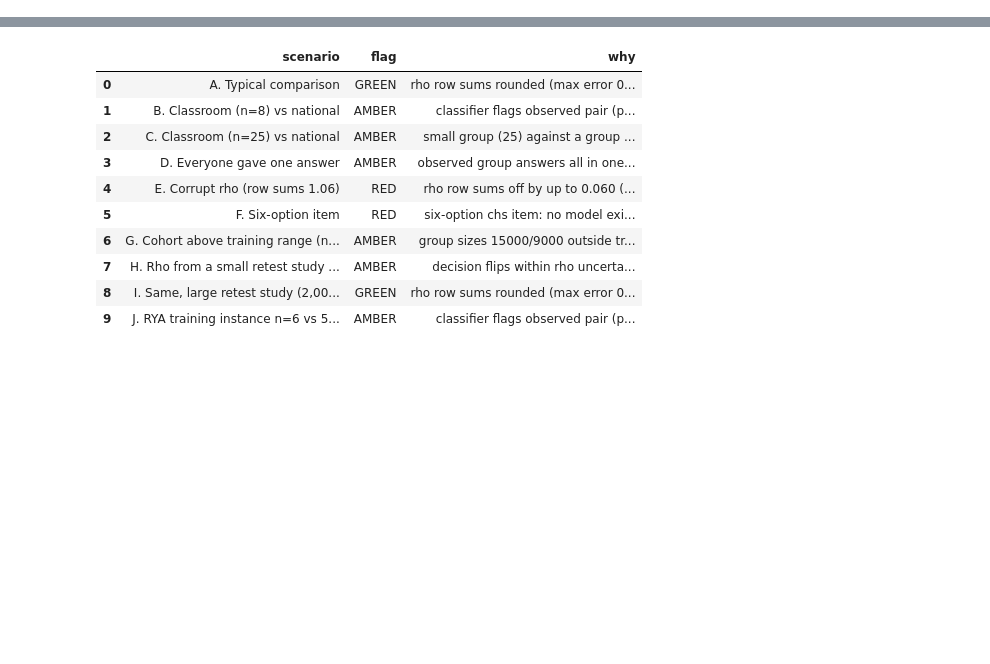
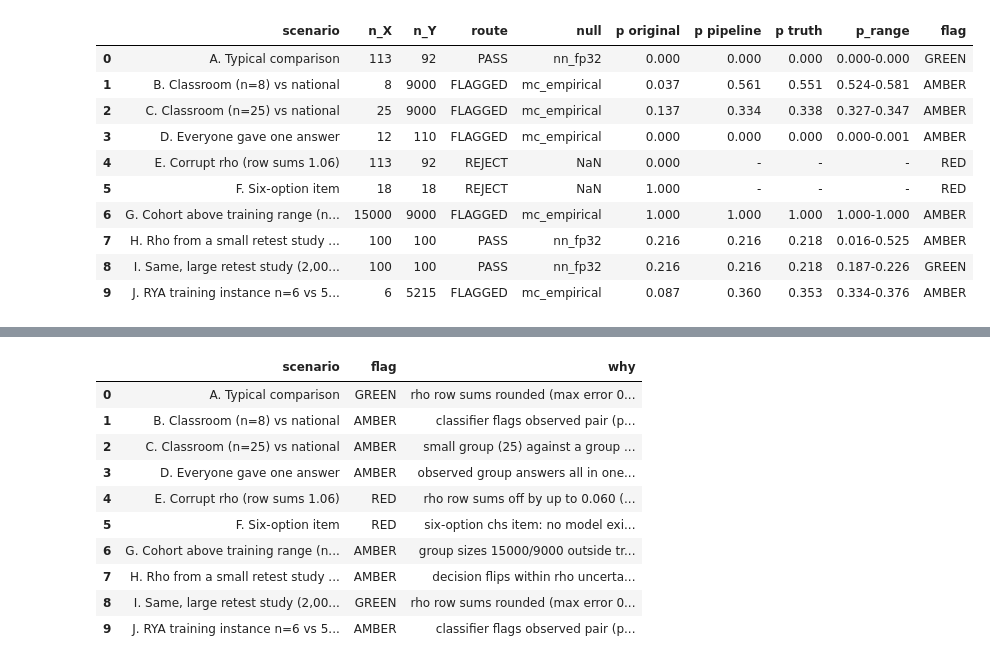
Before and after one commit to pratikd2124/Capstone-project-PG-S2-32, a Jupyter notebook: pipeline_walkthrough.ipynb, the cells around one changed output, grey strips where cells are left out. Cells and saved outputs as stored; diff of their text form; code cells hidden in the pictures; blank space fills up the shorter version.

```diff
--- a/pipeline_walkthrough.ipynb
+++ b/pipeline_walkthrough.ipynb
@@ -273,0 +229,16 @@ Why each case was flagged:
+# %%
+from scrp_toolkit.pipeline.demo import run_demo, readable
+demo = run_demo(ROOT, EPSILON)
+readable(demo).rename(columns={"p_direct": "p original", "p_robust": "p pipeline", "p_truth": "p truth"})
+# %% [output]
+|  | scenario | n_X | n_Y | route | null | p original | p pipeline | p truth | p_range | flag |
+| 0 | A. Typical comparison | 113 | 92 | PASS | nn_fp32 | 0.000 | 0.000 | 0.000 | 0.000-0.000 | GREEN |
+| 1 | B. Classroom (n=8) vs national | 8 | 9000 | FLAGGED | mc_empirical | 0.037 | 0.561 | 0.551 | 0.524-0.581 | AMBER |
+| 2 | C. Classroom (n=25) vs national | 25 | 9000 | FLAGGED | mc_empirical | 0.137 | 0.334 | 0.338 | 0.327-0.347 | AMBER |
+| 3 | D. Everyone gave one answer | 12 | 110 | FLAGGED | mc_empirical | 0.000 | 0.000 | 0.000 | 0.000-0.001 | AMBER |
+| 4 | E. Corrupt rho (row sums 1.06) | 113 | 92 | REJECT | NaN | 0.000 | - | - | - | RED |
+| 5 | F. Six-option item | 18 | 18 | REJECT | NaN | 1.000 | - | - | - | RED |
+| 6 | G. Cohort above training range (n... | 15000 | 9000 | FLAGGED | mc_empirical | 1.000 | 1.000 | 1.000 | 1.000-1.000 | AMBER |
+| 7 | H. Rho from a small retest study ... | 100 | 100 | PASS | nn_fp32 | 0.216 | 0.216 | 0.218 | 0.016-0.525 | AMBER |
+| 8 | I. Same, large retest study (2,00... | 100 | 100 | PASS | nn_fp32 | 0.216 | 0.216 | 0.218 | 0.187-0.226 | GREEN |
+| 9 | J. RYA training instance n=6 vs 5... | 6 | 5215 | FLAGGED | mc_empirical | 0.087 | 0.360 | 0.353 | 0.334-0.376 | AMBER |
```
Also changed, not shown: parts of 56 cells of this notebook, 11 other files.
